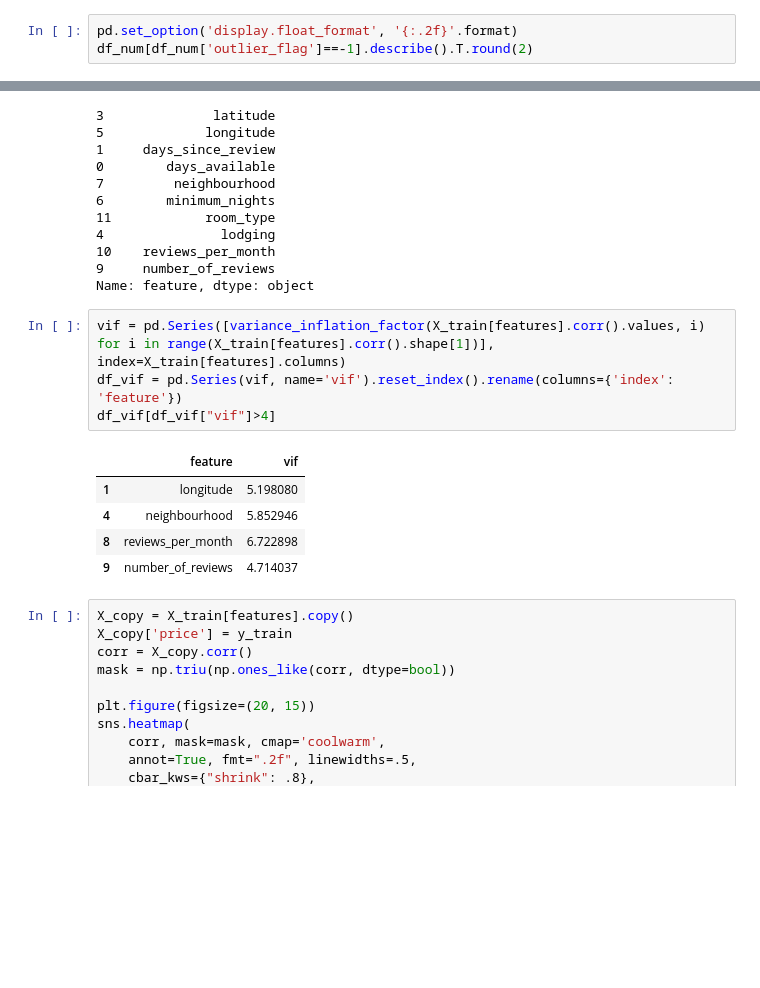
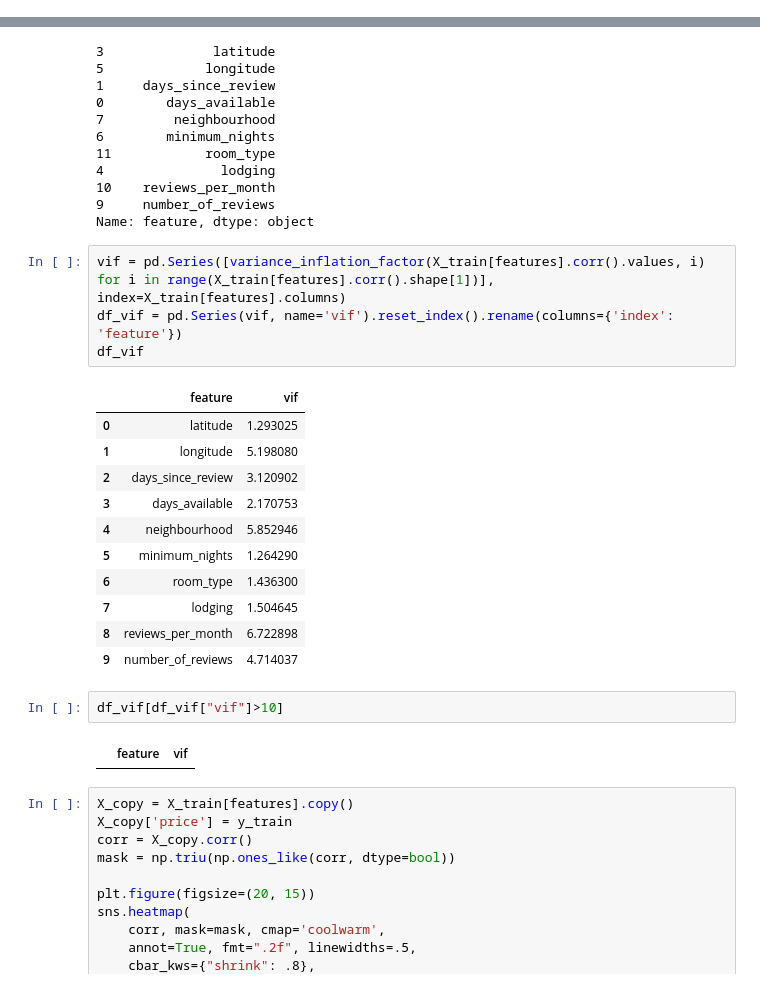
Before and after one commit to jjimvar/intro-ml, a Jupyter notebook: src/00_eda.ipynb, the cells around one changed output, grey strips where cells are left out. Drawn from its saved outputs; the diff is of its cells as text; blank space fills up the shorter version.

```diff
--- a/src/00_eda.ipynb
+++ b/src/00_eda.ipynb
@@ -350,5 +453,2 @@ df_num['outlier_flag'].value_counts(normalize=True)*100
 # %%
 df_num[df_num['outlier_flag']==1].describe().T.round(2)
-# %%
-pd.set_option('display.float_format', '{:.2f}'.format)
-df_num[df_num['outlier_flag']==-1].describe().T.round(2)
@@ -521,13 +635,23 @@ Name: feature, dtype: object
 # %%
 vif = pd.Series([variance_inflation_factor(X_train[features].corr().values, i) for i in range(X_train[features].corr().shape[1])], index=X_train[features].columns)
 df_vif = pd.Series(vif, name='vif').reset_index().rename(columns={'index': 'feature'})
-df_vif[df_vif["vif"]>4]
+df_vif
 # %% [output]
 |  | feature | vif |
+| 0 | latitude | 1.293025 |
 | 1 | longitude | 5.198080 |
+| 2 | days_since_review | 3.120902 |
+| 3 | days_available | 2.170753 |
 | 4 | neighbourhood | 5.852946 |
+| 5 | minimum_nights | 1.264290 |
+| 6 | room_type | 1.436300 |
+| 7 | lodging | 1.504645 |
 | 8 | reviews_per_month | 6.722898 |
 | 9 | number_of_reviews | 4.714037 |
+# %%
+df_vif[df_vif["vif"]>10]
+# %% [output]
+|  | feature | vif |
 # %%
 X_copy = X_train[features].copy()
 X_copy['price'] = y_train
```
Also changed, not shown: parts of 61 cells of this notebook, 3 other files.
